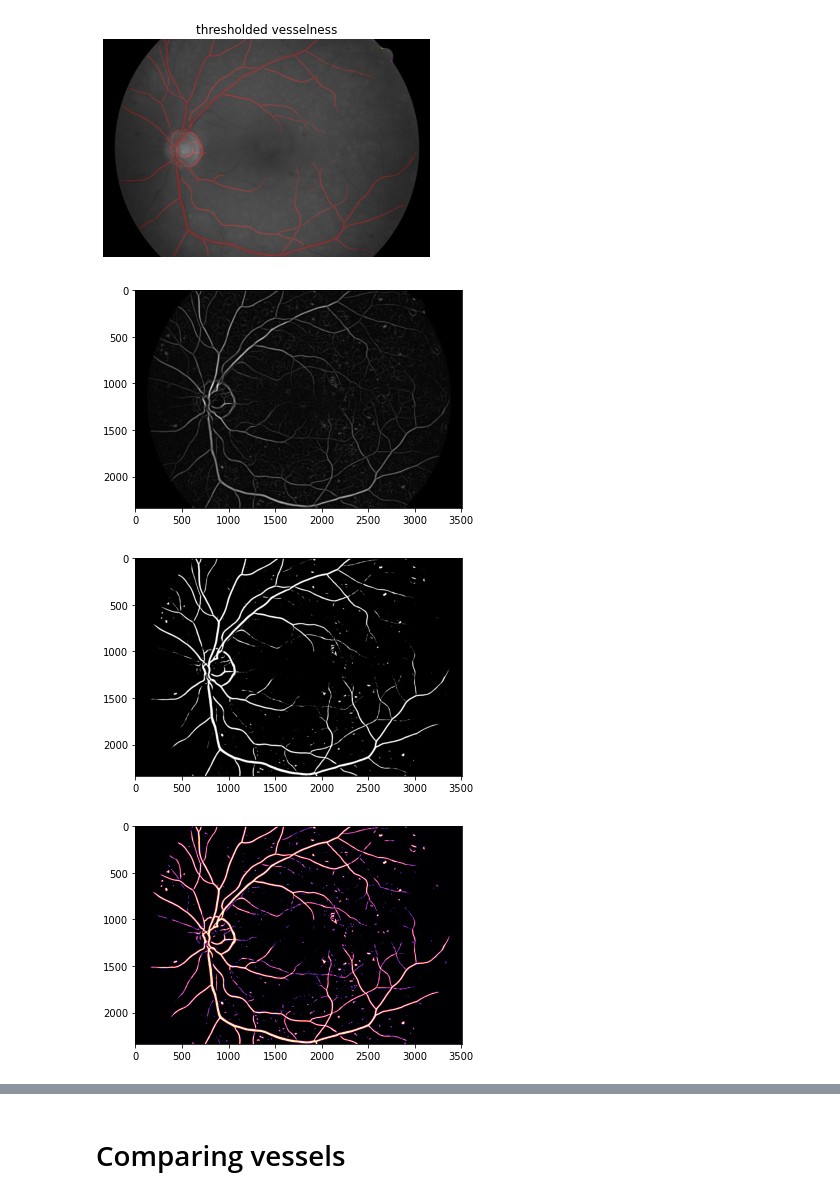
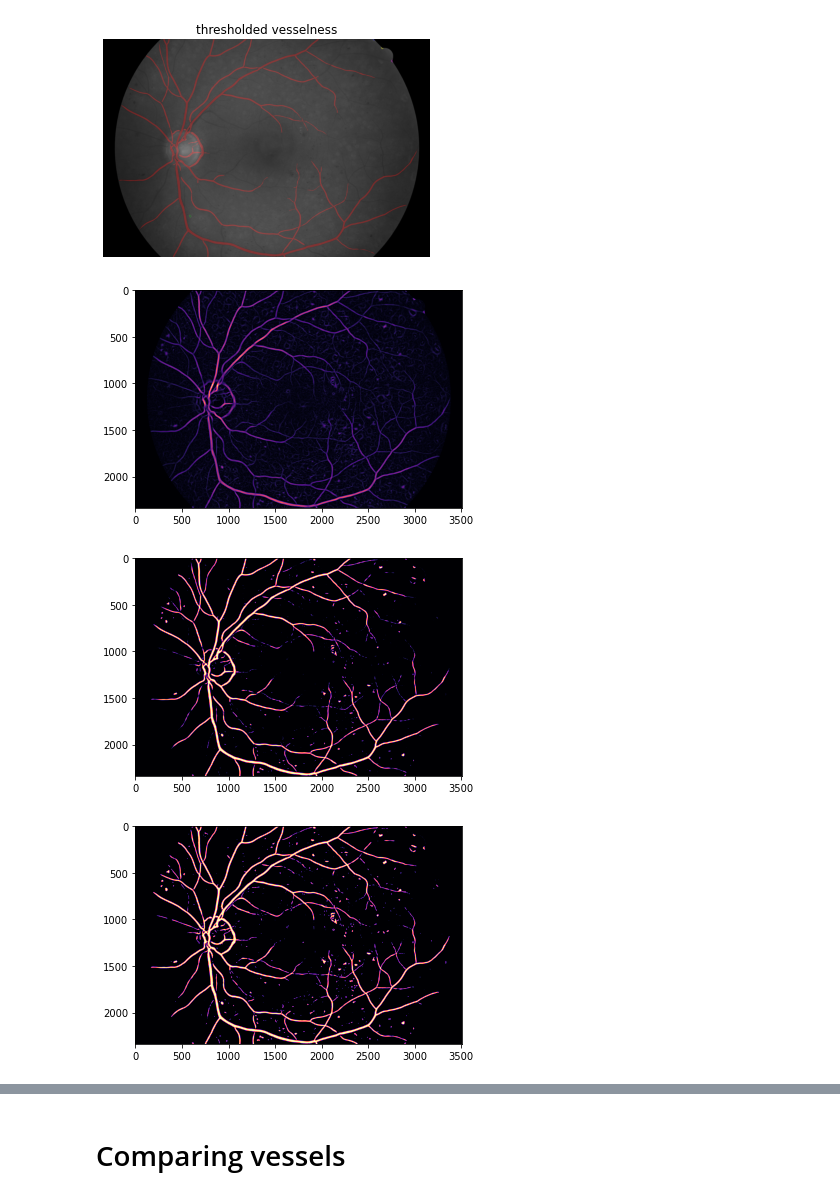
Before and after one commit to HelenaMaslowska/Segmenting-Retinal-Blood-Vessels-With-Deep-Neural-NetworksPlik, a Jupyter notebook: eye.ipynb, the cells around one changed output, grey strips where cells are left out. Drawn from its saved outputs; the diff is of its cells as text; code cells hidden in the pictures.

```diff
--- a/eye.ipynb
+++ b/eye.ipynb
@@ -73,15 +60,13 @@ _ = ax.set_title('thresholded vesselness')
 [figure]
 [figure]
 # %%
-image = loadImage(filename)
-
 vessels = extract_vessels(image)
-showImage(vessels)
+showImage(vessels, cmap='magma')
 vessels = contrast(vessels)
-showImage(vessels)
+#showImage(vessels, cmap='magma')
 vessels = threshold(vessels)
 showImage(vessels, cmap='magma')
 # %% [output]
-[figure, old version]
+[figure, new version]
-[figure, old version]
+[figure, new version]
 [figure]
```
Also changed, not shown: parts of 8 cells of this notebook, 1 other file.
